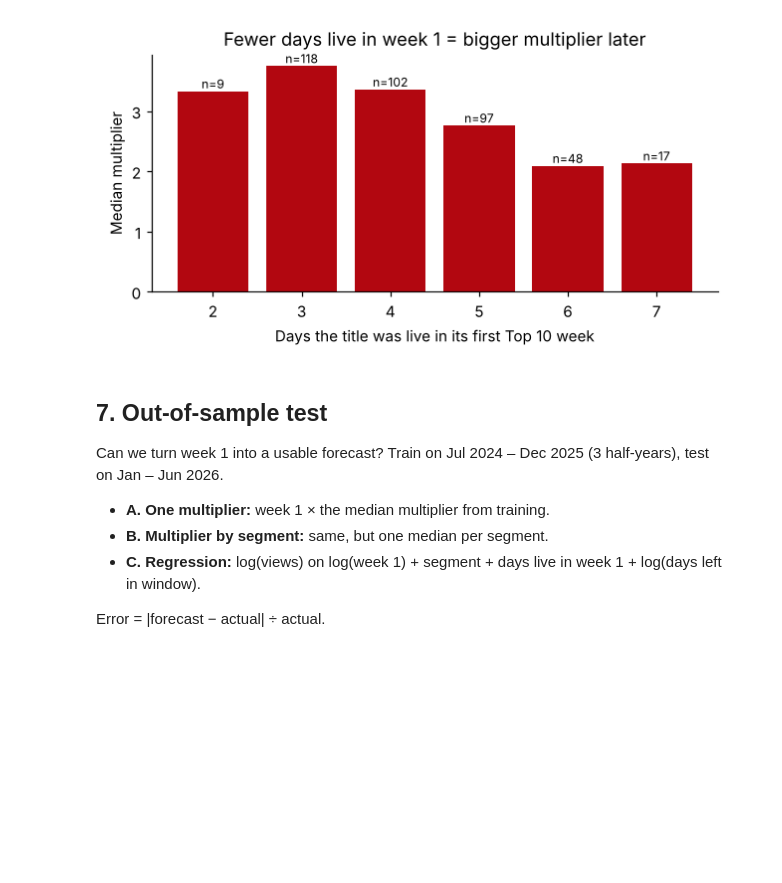
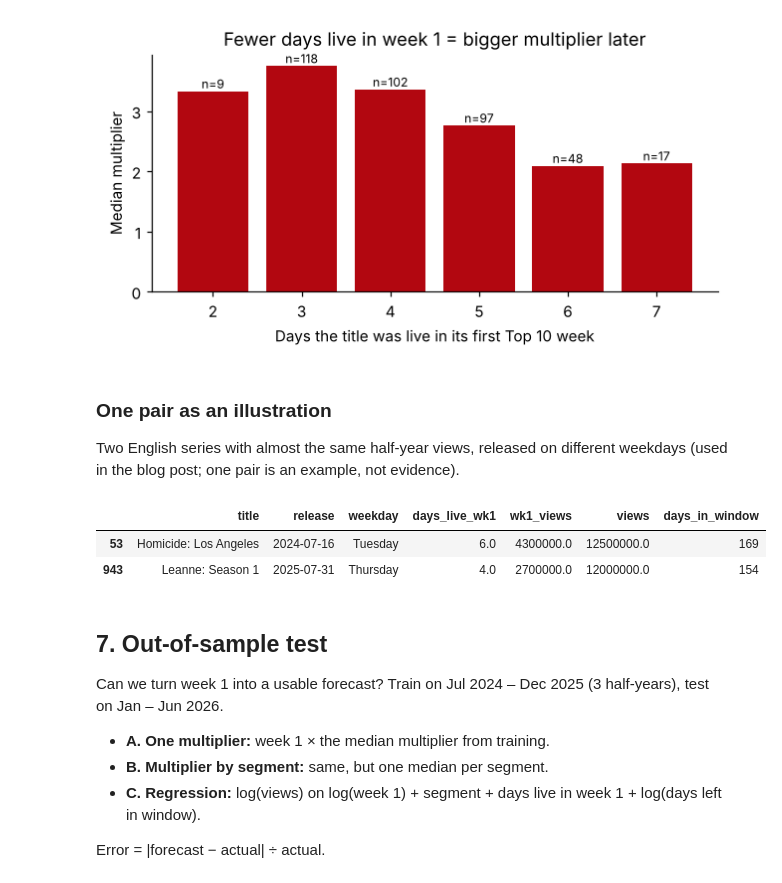
Before and after one commit to ZFayFay/netflix-week1-proxy, a Jupyter notebook: netflix_week1_proxy.ipynb, the cells around one changed output. Saved outputs shown, nothing was run; the diff lists cells and outputs as text; code cells hidden in the pictures; blank space fills up the shorter version.

Commit message:
Rewrite the post; add the example pair to the notebook
Co-Authored-By: Claude Fable 5.2 <noreply@anthropic.com>
Claude-Session: https://claude.ai/code/session_01Wbjt2Q8rNLmbdQUsrvNaRK

```diff
--- a/netflix_week1_proxy.ipynb
+++ b/netflix_week1_proxy.ipynb
@@ -180,6 +180,18 @@ ax.set_title('Fewer days live in week 1 = bigger multiplier later')
 plt.tight_layout(); plt.savefig('charts/4_days_live.png'); plt.show()
 # %% [output]
 [figure]
+# %% [markdown]
+### One pair as an illustration
+
+Two English series with almost the same half-year views, released on different weekdays (used in the blog post; one pair is an example, not evidence).
+# %%
+pair = s[s.title.isin(['Leanne: Season 1', 'Homicide: Los Angeles'])].copy()
+pair['weekday'] = pair.release.dt.day_name()
+pair[['title', 'release', 'weekday', 'days_live_wk1', 'wk1_views', 'views', 'days_in_window']]
+# %% [output]
+|  | title | release | weekday | days_live_wk1 | wk1_views | views | days_in_window |
+| 53 | Homicide: Los Angeles | 2024-07-16 | Tuesday | 6.0 | 4300000.0 | 12500000.0 | 169 |
+| 943 | Leanne: Season 1 | 2025-07-31 | Thursday | 4.0 | 2700000.0 | 12000000.0 | 154 |
 # %% [markdown]
 ## 7. Out-of-sample test
 
```
Also changed, not shown: 1 other file.
